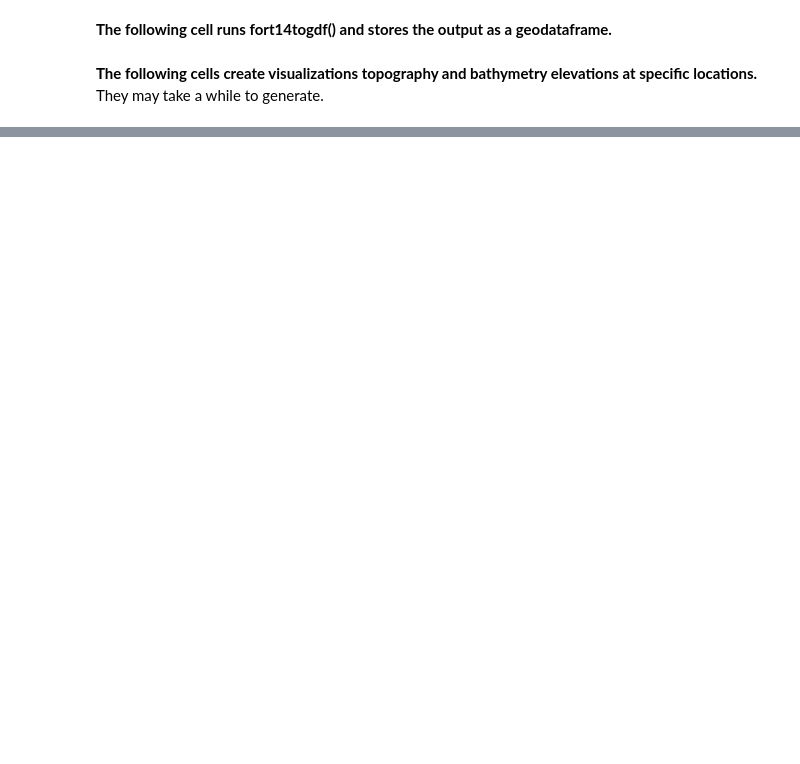
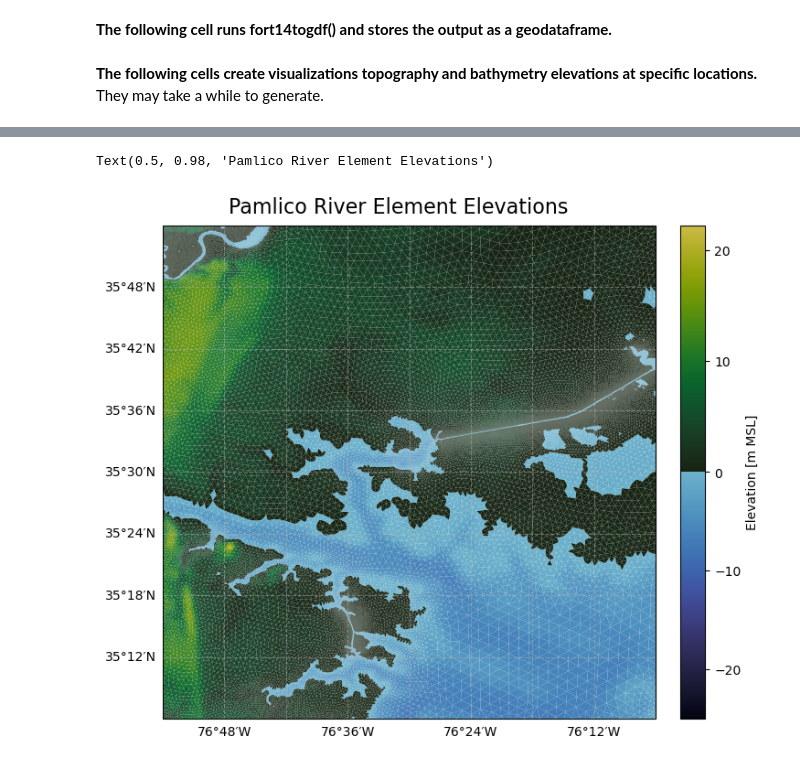
Before and after one commit to tomas19/kalpana_v2, a Jupyter notebook: examples/beautifulplots.ipynb, the cells around one changed output, grey strips where cells are left out. Saved outputs shown, nothing was run; the diff lists cells and outputs as text; code cells hidden in the pictures; blank space fills up the shorter version.

```diff
--- a/examples/beautifulplots.ipynb
+++ b/examples/beautifulplots.ipynb
@@ -68,0 +56,12 @@ plot_mesh(gdf, var = 'zmean', xlims = [-77.6, -76.8], ylims = [34.3, 35.1],
+# %%
+# Pamlico River
+
+# define a figure and axis
+fig, ax = plt.subplots(figsize = (8,6), nrows = 1, ncols = 1, subplot_kw={'projection': ccrs.PlateCarree()}, constrained_layout=True)
+
+# visualize the mesh and the colorbar based on elevation (zmean) in the NC bounds
+vis_mesh(gdf, 'zmean', xylims = [-76.9, -76.1, 35.1, 35.9], ax = ax, fig = fig, cbar_label = 'Elevation [m MSL]', vmin = -25, background_map = False)
+fig.suptitle('Pamlico River Element Elevations', fontsize = 16)
+# %% [output]
+Text(0.5, 0.98, 'Pamlico River Element Elevations')
+[figure, added]
```
Also changed, not shown: parts of 9 cells of this notebook, 5 other files.
